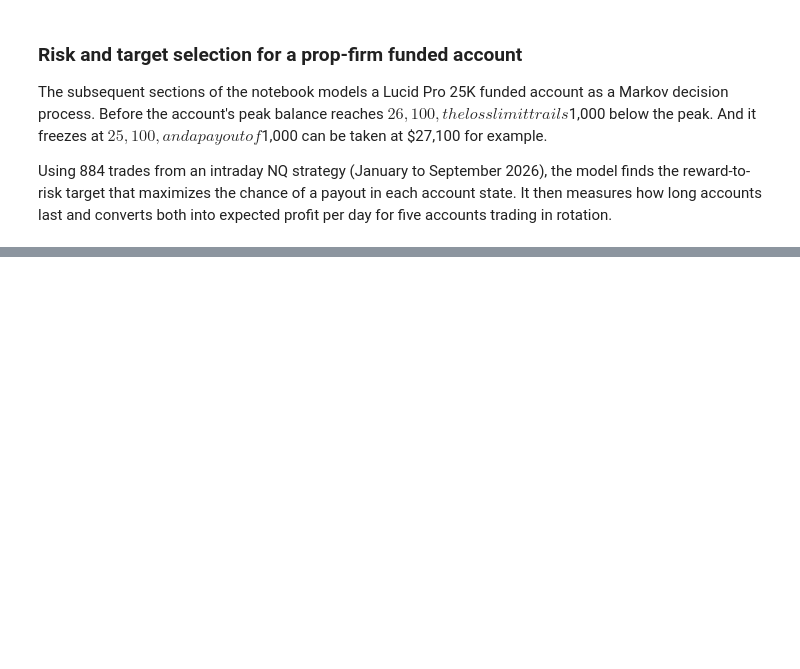
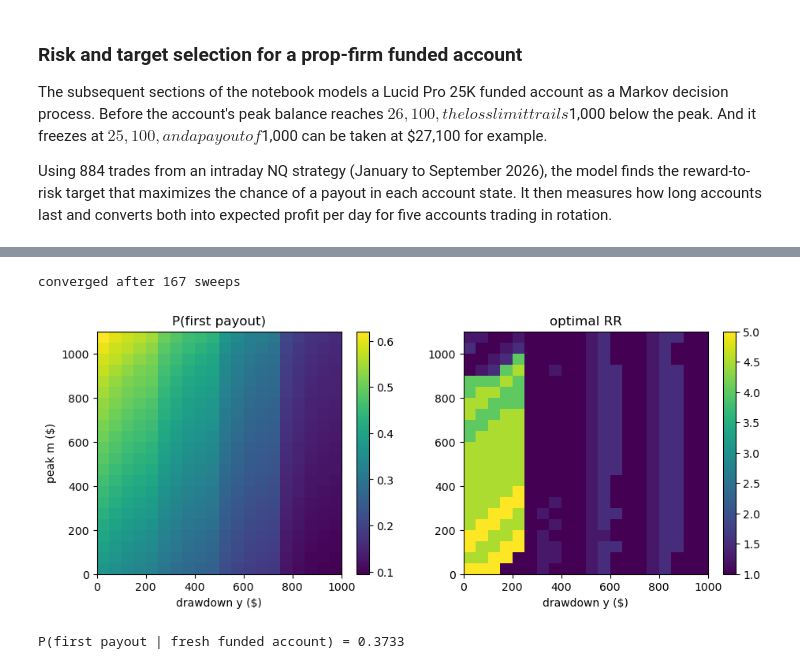
Before and after one commit to 2115hsun/Propfirm-Convex-Payoff-Analysis, a Jupyter notebook: Master Analysis/funded_analysis_notebook.ipynb, the cells around one changed output, grey strips where cells are left out. Cells and saved outputs as stored; diff of their text form; code cells hidden in the pictures; blank space fills up the shorter version.

Commit message:
funded notebook preliminary done, need to go back

```diff
--- a/Master Analysis/funded_analysis_notebook.ipynb
+++ b/Master Analysis/funded_analysis_notebook.ipynb
@@ -321,0 +404,17 @@ measures how long accounts last and converts both into expected profit per day f
+# %%
+V_pre, pol_pre = pre.solve_pre_fast(pre.Coins, V_post)
+extent = [0, pre.DD_limit, 0, pre.Lock_peak]
+
+fig, axes = plt.subplots(1, 2, figsize=(11, 4))
+im = axes[0].imshow(V_pre, origin="lower", aspect="auto", extent=extent)
+axes[0].set(title="P(first payout)", xlabel="drawdown y ($)", ylabel="peak m ($)")
+fig.colorbar(im, ax=axes[0])
+im = axes[1].imshow(pol_pre.astype(float), origin="lower", aspect="auto", extent=extent, cmap="viridis")
+axes[1].set(title="optimal RR", xlabel="drawdown y ($)")
+fig.colorbar(im, ax=axes[1])
+plt.show()
+print(f"P(first payout | fresh funded account) = {V_pre[0, 0]:.4f}")
+# %% [output]
+converged after 167 sweeps
+[figure, added]
+P(first payout | fresh funded account) = 0.3733
```
Also changed, not shown: parts of 13 cells of this notebook, 1 other file.
